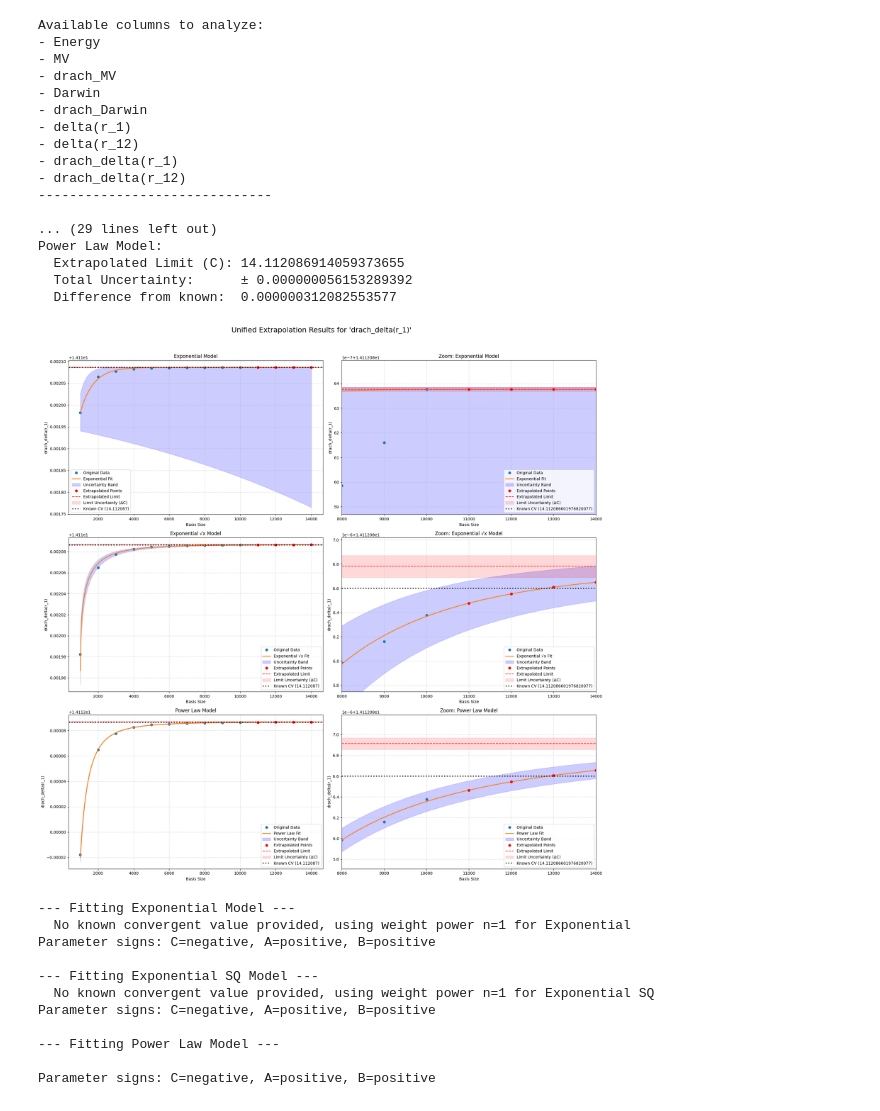
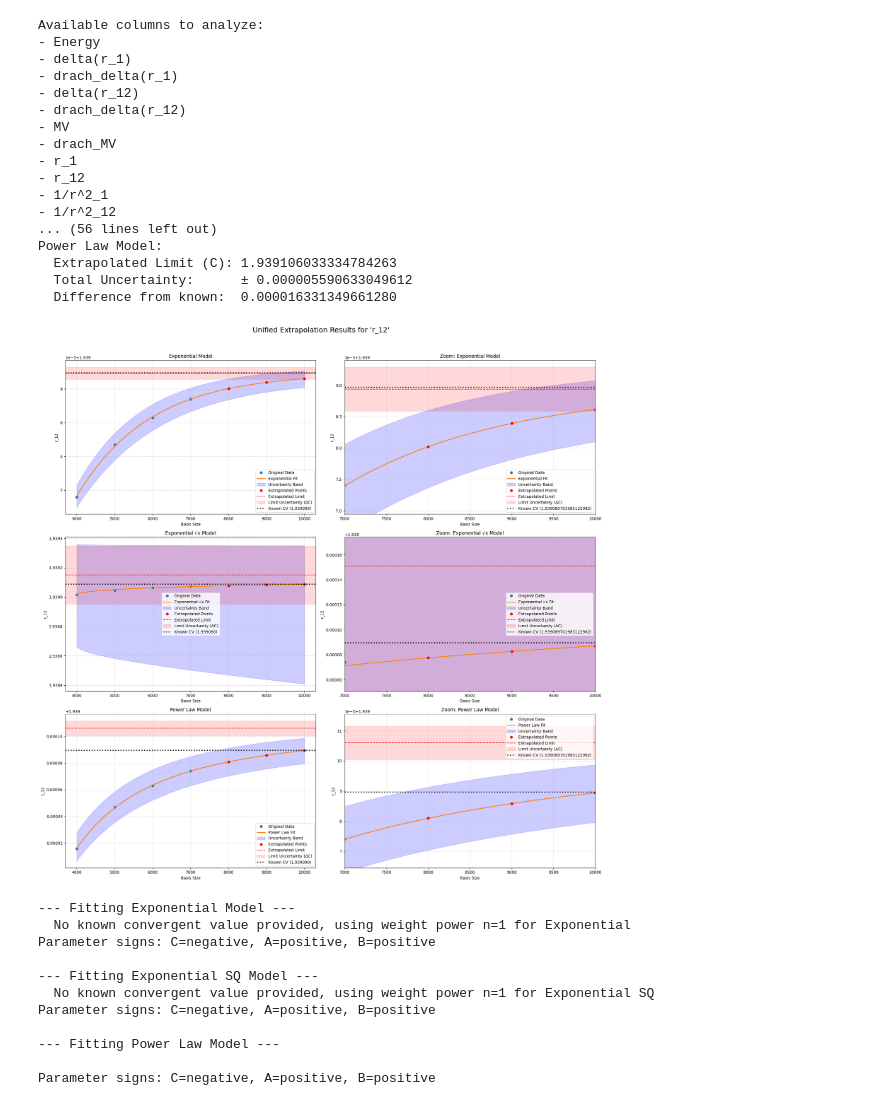
Before and after one commit to trulyaldi/extrapolation, a Jupyter notebook: src/test_inf_v3.ipynb, the cells around one changed output. Saved outputs shown, nothing was run; the diff lists cells and outputs as text; code cells hidden in the pictures.

```diff
--- a/src/test_inf_v3.ipynb
+++ b/src/test_inf_v3.ipynb
@@ -134,0 +130,4 @@ b_4pe_inf
+# %%
+c_3pe = upload_df1('/home/aldiyar/extrapolation/small-dataset/C_3Pe-01.csv')
+c_3pe_inf = c_3pe.loc[c_3pe['basis size'] == max(c_3pe['basis size'])]
+c_3pe_init = c_3pe.iloc[3:7]
@@ -135,26 +139,26 @@ b_4pe_inf
 # %%
 import extrapolator
 
-extrapolator.unified_extrapolator(b_4pe_init).fit()
+extrapolator.unified_extrapolator(c_3pe_init).fit()
 # %% [output]
 Available columns to analyze:
 - Energy
+- delta(r_1)
+- drach_delta(r_1)
+- delta(r_12)
+- drach_delta(r_12)
 - MV
 - drach_MV
-- Darwin
-- drach_Darwin
-- delta(r_1)
-- delta(r_12)
-- drach_delta(r_1)
-- drach_delta(r_12)
-------------------------------
-
-... (29 lines left out)
+- r_1
+- r_12
+- 1/r^2_1
+- 1/r^2_12
+... (56 lines left out)
 Power Law Model:
-  Extrapolated Limit (C): 14.112086914059373655
-  Total Uncertainty:      ± 0.000000056153289392
-  Difference from known:  0.000000312082553577
+  Extrapolated Limit (C): 1.939106033334784263
+  Total Uncertainty:      ± 0.000005590633049612
+  Difference from known:  0.000016331349661280
-[figure, old version]
+[figure, new version]
 # %%
 reference_values = pd.read_csv('/home/aldiyar/extrapolation/large-dataset/reference_vals.txt', delim_whitespace=True)
 # %%
```
Also changed, not shown: parts of 2 cells of this notebook, 2 other files.
